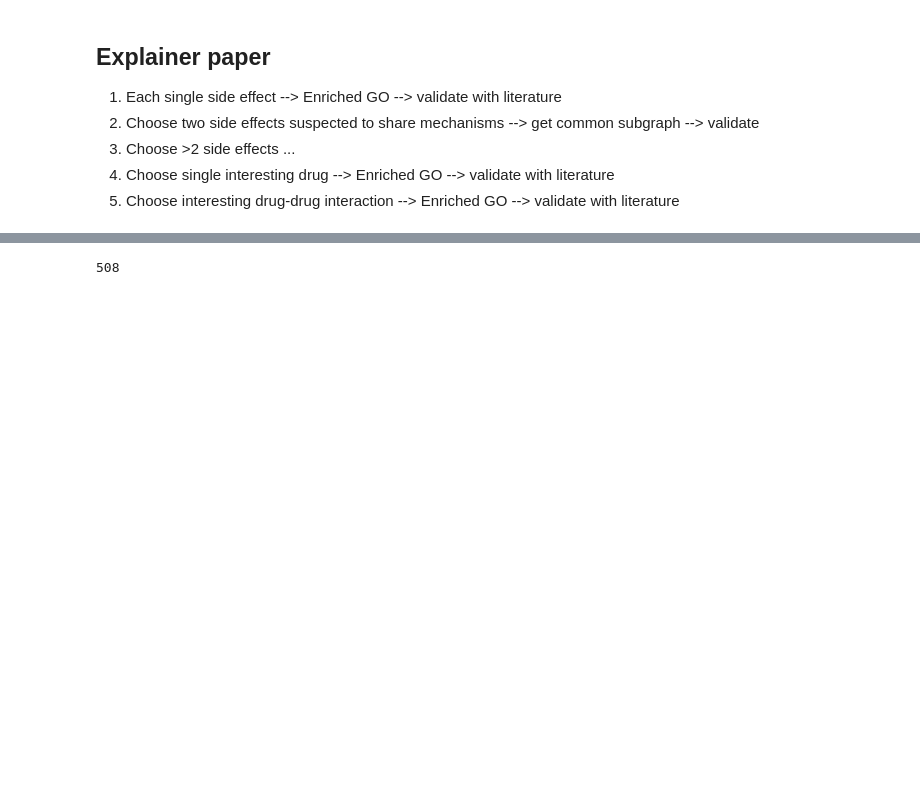
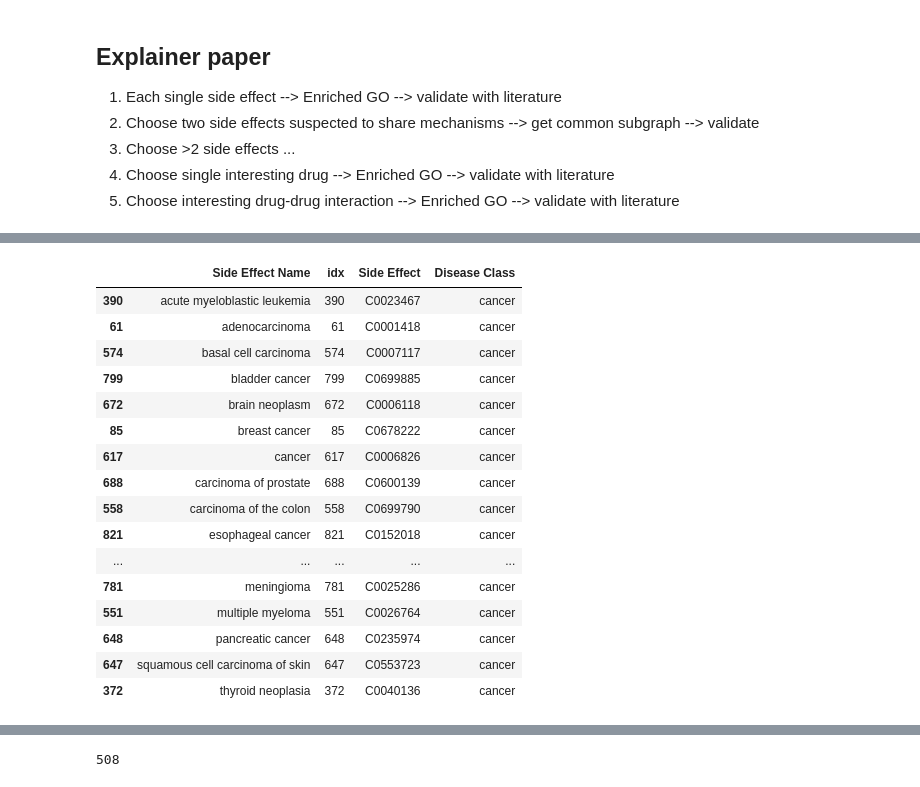
Before and after one commit to NYXFLOWER/APRILE-Exp, a Jupyter notebook: analysis.ipynb, the cells around one changed output, grey strips where cells are left out. Saved outputs shown, nothing was run; the diff lists cells and outputs as text; code cells hidden in the pictures; blank space fills up the shorter version.

```diff
--- a/analysis.ipynb
+++ b/analysis.ipynb
@@ -40,0 +109,20 @@ with open('/home/laurence/git/posepath/PoSe-Path-3.0/data/tipexp_data.pkl','rb')
+# %%
+df_ses.dropna()[ df_ses['Disease Class'].dropna().str.contains('cancer')].sort_values('Side Effect Name')
+# %% [output]
+|  | Side Effect Name | idx | Side Effect | Disease Class |
+| 390 | acute myeloblastic leukemia | 390 | C0023467 | cancer |
+| 61 | adenocarcinoma | 61 | C0001418 | cancer |
+| 574 | basal cell carcinoma | 574 | C0007117 | cancer |
+| 799 | bladder cancer | 799 | C0699885 | cancer |
+| 672 | brain neoplasm | 672 | C0006118 | cancer |
+| 85 | breast cancer | 85 | C0678222 | cancer |
+| 617 | cancer | 617 | C0006826 | cancer |
+| 688 | carcinoma of prostate | 688 | C0600139 | cancer |
+| 558 | carcinoma of the colon | 558 | C0699790 | cancer |
+| 821 | esophageal cancer | 821 | C0152018 | cancer |
+| ... | ... | ... | ... | ... |
+| 781 | meningioma | 781 | C0025286 | cancer |
+| 551 | multiple myeloma | 551 | C0026764 | cancer |
+| 648 | pancreatic cancer | 648 | C0235974 | cancer |
+| 647 | squamous cell carcinoma of skin | 647 | C0553723 | cancer |
+| 372 | thyroid neoplasia | 372 | C0040136 | cancer |
```
Also changed, not shown: parts of 9 cells of this notebook.
